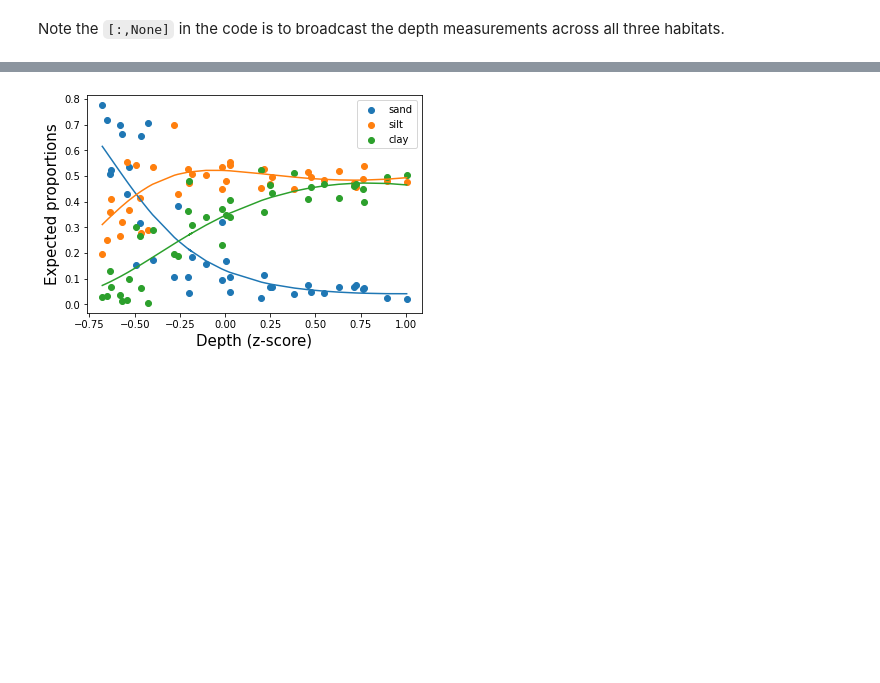
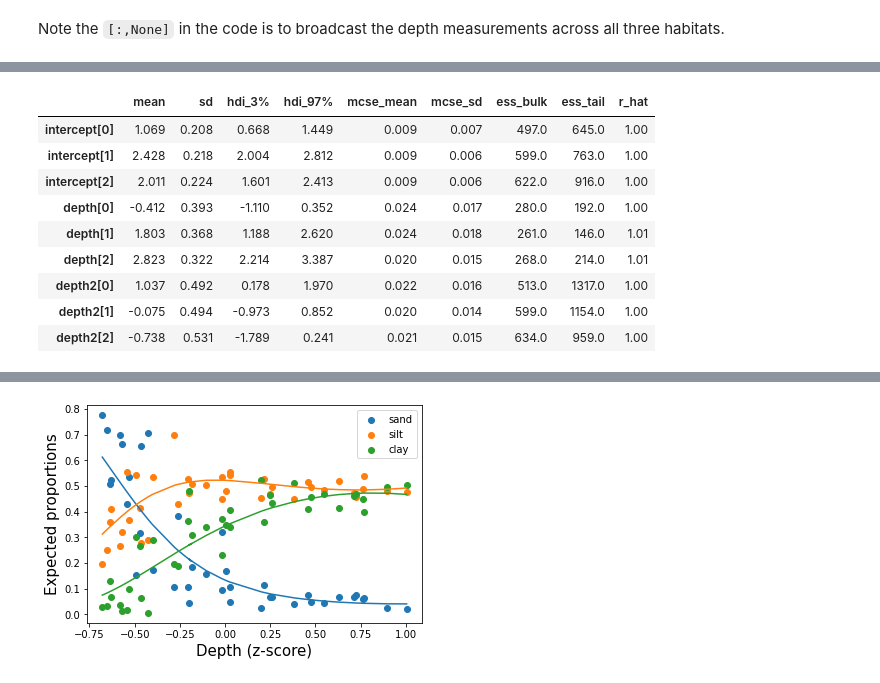
Before and after one commit to jpwrobinson/nutrient-productivity, a Jupyter notebook: py-notebook/Arctic_Dirichlet_example_pymc3.ipynb, the cells around one changed output, grey strips where cells are left out. Drawn from its saved outputs; the diff is of its cells as text; code cells hidden in the pictures; blank space fills up the shorter version.

```diff
--- a/py-notebook/Arctic_Dirichlet_example_pymc3.ipynb
+++ b/py-notebook/Arctic_Dirichlet_example_pymc3.ipynb
@@ -156,4 +142,17 @@ There were 17 divergences after tuning. Increase `target_accept` or reparameteri
 The number of effective samples is smaller than 10% for some parameters.
+# %%
+pm.summary(trace_dm, var_names = ['intercept', 'depth', 'depth2'])
+# %% [output]
+|  | mean | sd | hdi_3% | hdi_97% | mcse_mean | mcse_sd | ess_bulk | ess_tail | r_hat |
+| intercept[0] | 1.069 | 0.208 | 0.668 | 1.449 | 0.009 | 0.007 | 497.0 | 645.0 | 1.00 |
+| intercept[1] | 2.428 | 0.218 | 2.004 | 2.812 | 0.009 | 0.006 | 599.0 | 763.0 | 1.00 |
+| intercept[2] | 2.011 | 0.224 | 1.601 | 2.413 | 0.009 | 0.006 | 622.0 | 916.0 | 1.00 |
+| depth[0] | -0.412 | 0.393 | -1.110 | 0.352 | 0.024 | 0.017 | 280.0 | 192.0 | 1.00 |
+| depth[1] | 1.803 | 0.368 | 1.188 | 2.620 | 0.024 | 0.018 | 261.0 | 146.0 | 1.01 |
+| depth[2] | 2.823 | 0.322 | 2.214 | 3.387 | 0.020 | 0.015 | 268.0 | 214.0 | 1.01 |
+| depth2[0] | 1.037 | 0.492 | 0.178 | 1.970 | 0.022 | 0.016 | 513.0 | 1317.0 | 1.00 |
+| depth2[1] | -0.075 | 0.494 | -0.973 | 0.852 | 0.020 | 0.014 | 599.0 | 1154.0 | 1.00 |
+| depth2[2] | -0.738 | 0.531 | -1.789 | 0.241 | 0.021 | 0.015 | 634.0 | 959.0 | 1.00 |
 # %%
 pm.traceplot(trace_dm, var_names=['intercept', 'depth', 'depth2']);
 # %% [output]
```
Also changed, not shown: parts of 5 cells of this notebook, 2 other files.
